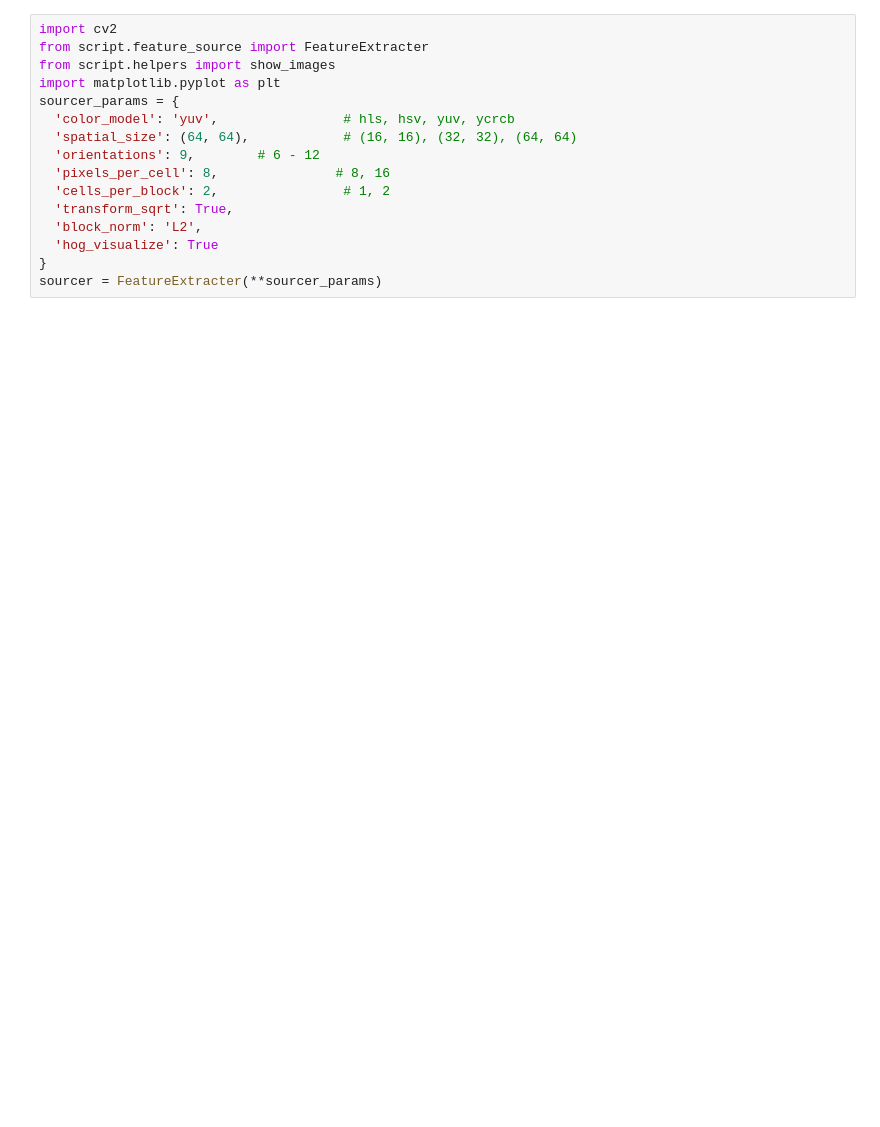
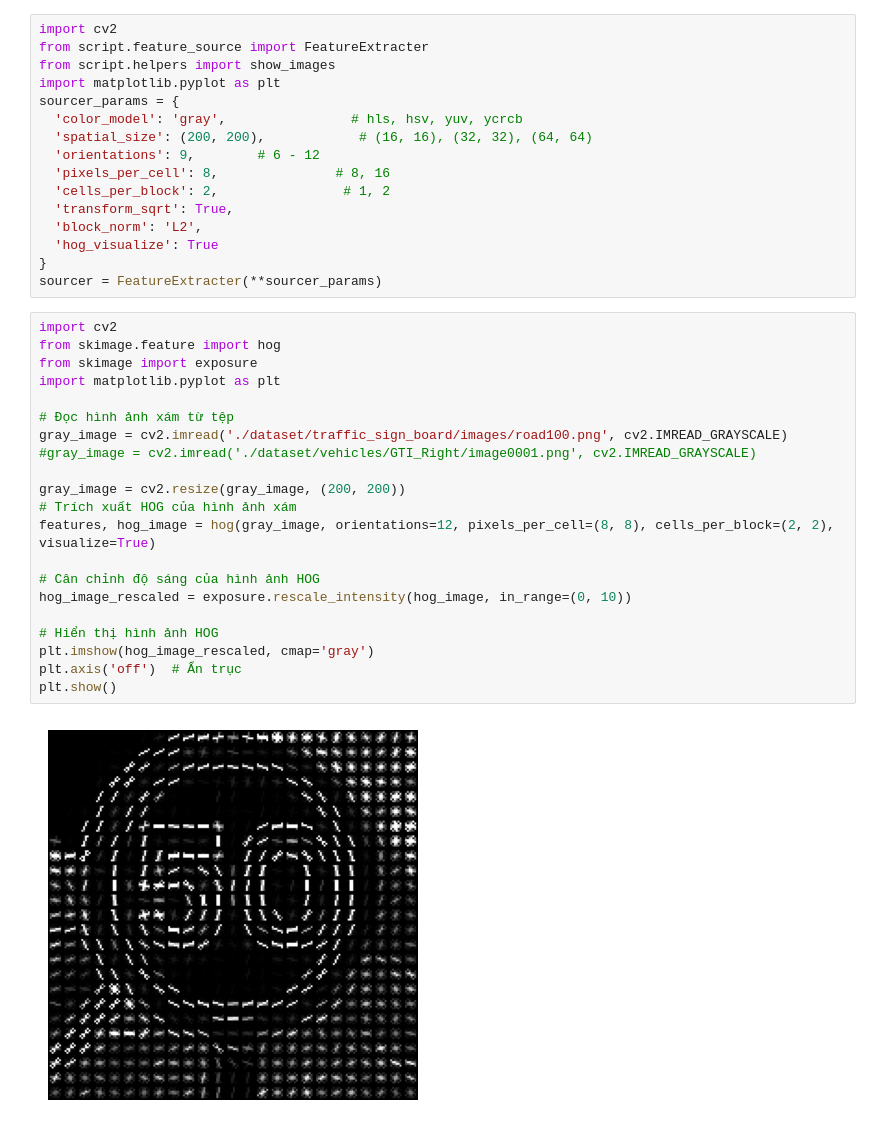
Before and after one commit to EbisuRyu/Vehicle-Detection-using-SVM-and-HOG, a Jupyter notebook: test_hog.ipynb, the cells around one changed output. Drawn from its saved outputs; the diff is of its cells as text; blank space fills up the shorter version.

```diff
--- a/test_hog.ipynb
+++ b/test_hog.ipynb
@@ -4,8 +4,8 @@ from script.feature_source import FeatureExtracter
 from script.helpers import show_images
 import matplotlib.pyplot as plt
 sourcer_params = {
-  'color_model': 'yuv',                # hls, hsv, yuv, ycrcb
-  'spatial_size': (64, 64),            # (16, 16), (32, 32), (64, 64)
+  'color_model': 'gray',                # hls, hsv, yuv, ycrcb
+  'spatial_size': (200, 200),            # (16, 16), (32, 32), (64, 64)
   'orientations': 9,        # 6 - 12
   'pixels_per_cell': 8,               # 8, 16
   'cells_per_block': 2,                # 1, 2
@@ -14,3 +14,26 @@ sourcer_params = {
   'hog_visualize': True
 }
 sourcer = FeatureExtracter(**sourcer_params)
+# %%
+import cv2
+from skimage.feature import hog
+from skimage import exposure
+import matplotlib.pyplot as plt
+
+# Đọc hình ảnh xám từ tệp
+gray_image = cv2.imread('./dataset/traffic_sign_board/images/road100.png', cv2.IMREAD_GRAYSCALE)
+#gray_image = cv2.imread('./dataset/vehicles/GTI_Right/image0001.png', cv2.IMREAD_GRAYSCALE)
+
+gray_image = cv2.resize(gray_image, (200, 200))
+# Trích xuất HOG của hình ảnh xám
+features, hog_image = hog(gray_image, orientations=12, pixels_per_cell=(8, 8), cells_per_block=(2, 2), visualize=True)
+
+# Cân chỉnh độ sáng của hình ảnh HOG
+hog_image_rescaled = exposure.rescale_intensity(hog_image, in_range=(0, 10))
+
+# Hiển thị hình ảnh HOG
+plt.imshow(hog_image_rescaled, cmap='gray')
+plt.axis('off')  # Ẩn trục
+plt.show()
+# %% [output]
+[figure, added]
```
Also changed, not shown: parts of 4 cells of this notebook, 13 other files.
